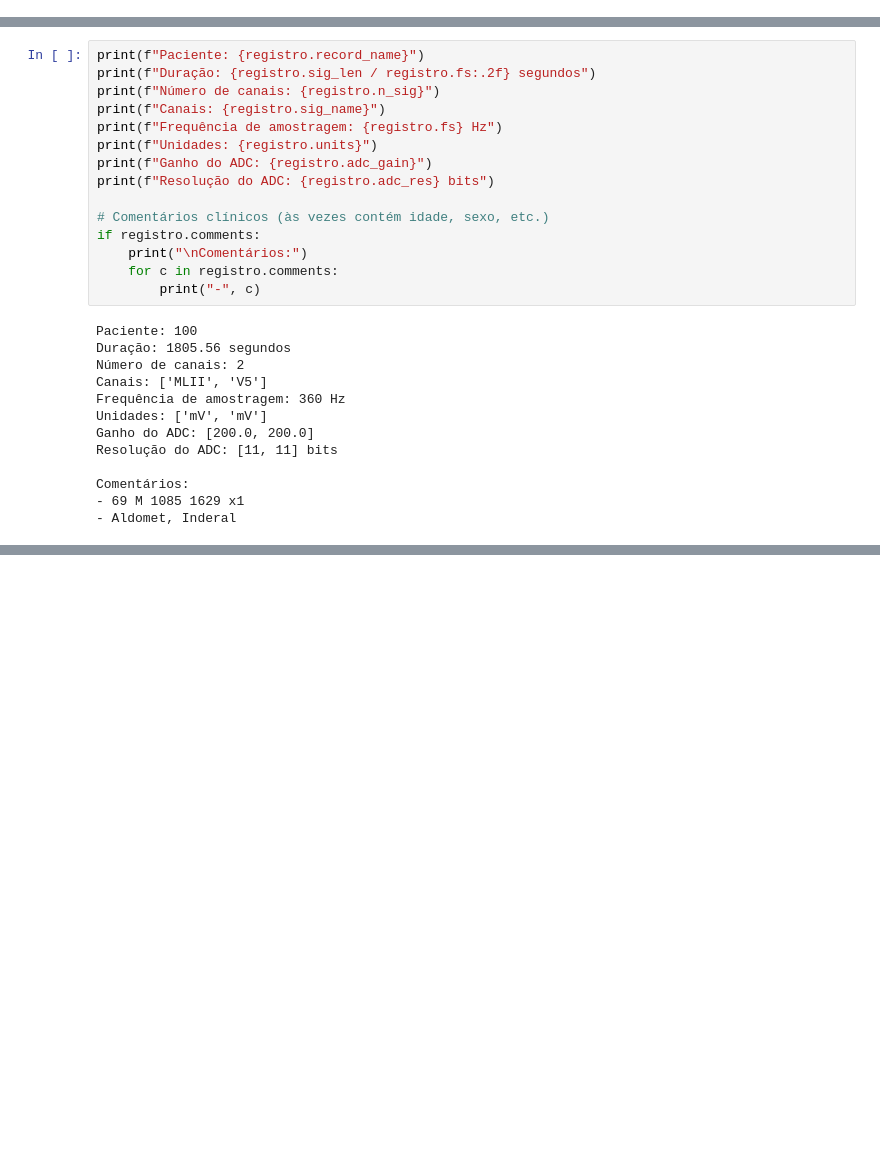
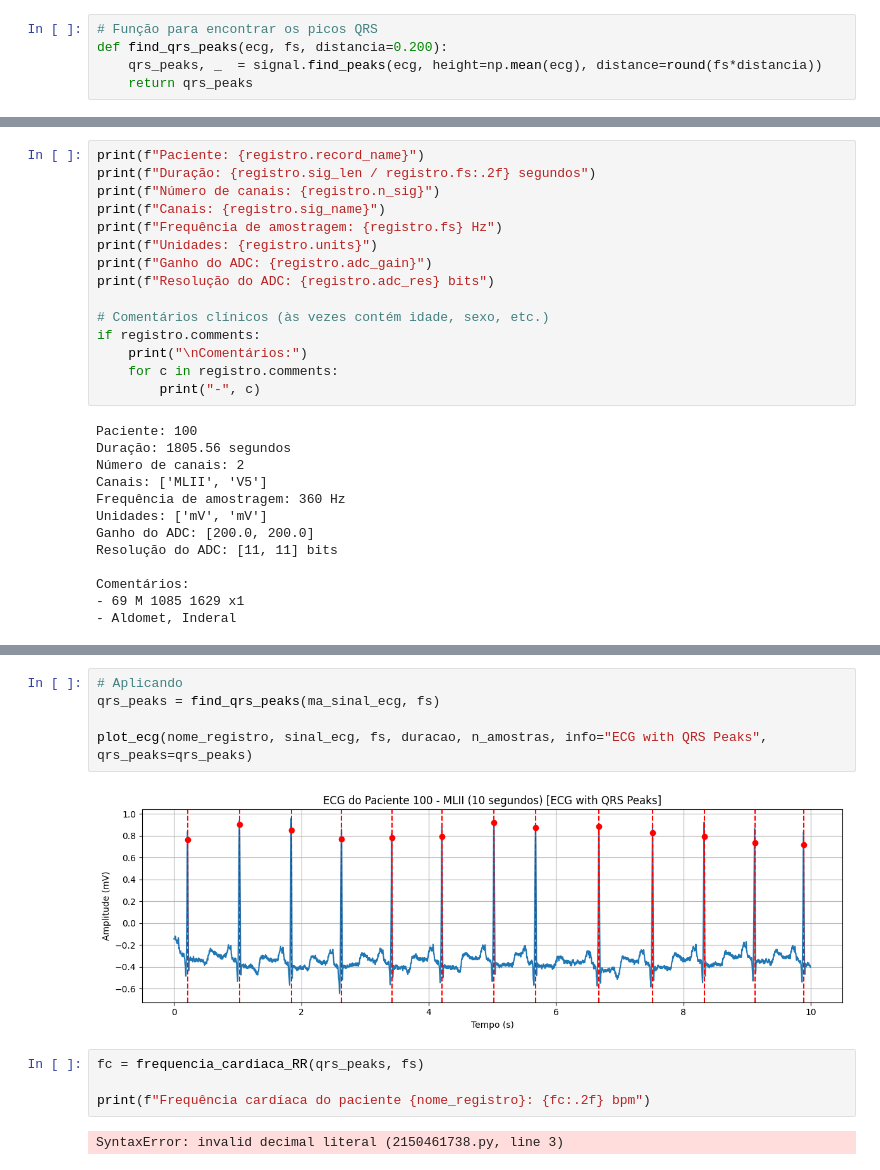
Before and after one commit to marcosgabrielsr/ecg-signal-analysis, a Jupyter notebook: ecg_signal.ipynb, the cells around one changed output, grey strips where cells are left out. Drawn from its saved outputs; the diff is of its cells as text; blank space fills up the shorter version.

Commit message:
feat: conclusão do Pan-Tompkins e obtenção da frequência cardíaca por meio dos intervalos RR

```diff
--- a/ecg_signal.ipynb
+++ b/ecg_signal.ipynb
@@ -84,3 +94,8 @@ def moving_average(ecg,n=30):
     window  = np.ones((1,n))/n
     ECG_ma  = np.convolve(np.squeeze(ecg),np.squeeze(window), mode='same')
     return ECG_ma
+# %%
+# Função para encontrar os picos QRS
+def find_qrs_peaks(ecg, fs, distancia=0.200):
+    qrs_peaks, _  = signal.find_peaks(ecg, height=np.mean(ecg), distance=round(fs*distancia))
+    return qrs_peaks
@@ -155,0 +182,13 @@ plot_ecg(nome_registro, ma_sinal_ecg, fs, duracao, n_amostras, info="Moving Aver
+# %%
+# Aplicando
+qrs_peaks = find_qrs_peaks(ma_sinal_ecg, fs)
+
+plot_ecg(nome_registro, sinal_ecg, fs, duracao, n_amostras, info="ECG with QRS Peaks", qrs_peaks=qrs_peaks)
+# %% [output]
+[figure, added]
+# %%
+fc = frequencia_cardiaca_RR(qrs_peaks, fs)
+
+print(f"Frequência cardíaca do paciente {nome_registro}: {fc:.2f} bpm")
+# %% [output]
+SyntaxError: invalid decimal literal (2150461738.py, line 3)
```
Also changed, not shown: parts of 3 cells of this notebook.
